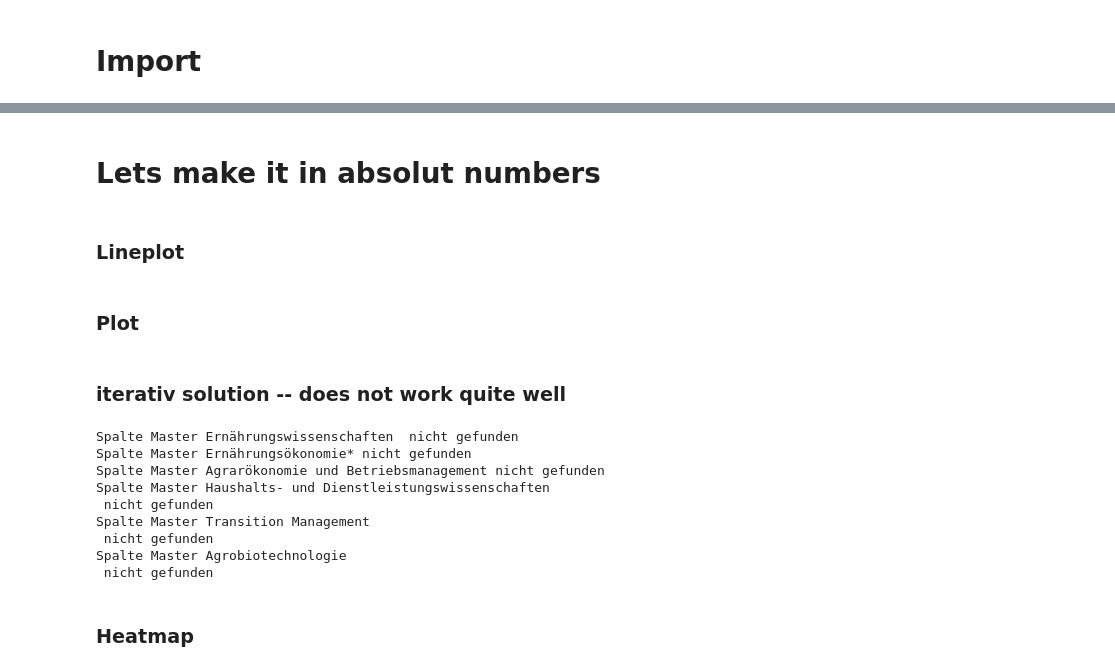
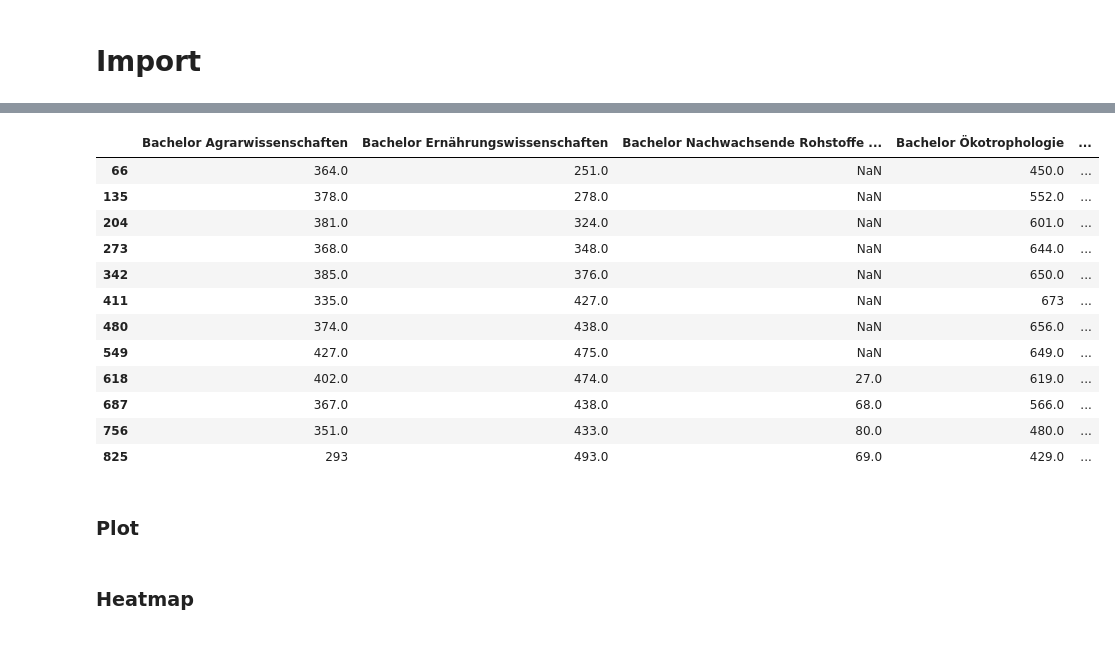
Before and after one commit to davidbirkenberger/infoviz, a Jupyter notebook: ruecklaufquote.ipynb, the cells around one changed output, grey strips where cells are left out. Drawn from its saved outputs; the diff is of its cells as text; code cells hidden in the pictures; blank space fills up the shorter version.

```diff
--- a/ruecklaufquote.ipynb
+++ b/ruecklaufquote.ipynb
@@ -19,6 +51,18 @@ for year, df in df.items():
 
 # Alle DataFrames in der Liste zu einem einzigen DataFrame zusammenführen
 final_df = pd.concat(data_list, ignore_index=True)
+# %%
+final_df = final_df[final_df.columns[~final_df.columns.str.contains(r'\*')]] # drop * in the data
+final_df.columns = final_df.columns.str.replace('*', '', regex=False)# just to be sure
+final_df = final_df.rename(columns={'Master Getränketechnologi':'Master Getränketechnologie'})# fix a typo
+
+clean_columns = {}
+for col in final_df.columns:
+    clean_name = col.strip()  # get rid of other human typos
+    if clean_name in clean_columns:
+        clean_columns[clean_name].append(col)
+    else:
+        clean_columns[clean_name] = [col]
 # %%
 df = final_df[final_df['Category']=='Anzahl Studierende'].drop(columns=['Variable', 'Category'])
 df.columns
@@ -29,7 +71,3 @@ Index(['Bachelor Agrarwissenschaften', 'Bachelor Ernährungswissenschaften', 'Ba
-# %% [markdown]
-# Lets make it in absolut numbers
-# %% [markdown]
-### Lineplot
 # %%
 df_grouped = df.groupby(by='Jahr').sum().reset_index().sort_values(by='Jahr')
 # %%
@@ -146,2 +76,18 @@ fig.add_trace(go.Scatter(x=df_grouped['Jahr'], y=df_grouped['Master Nutztierwiss
+# %%
+df
+# %% [output]
+|  | Bachelor Agrarwissenschaften | Bachelor Ernährungswissenschaften | Bachelor Nachwachsende Rohstoffe ... | Bachelor Ökotrophologie | ... |
+| 66 | 364.0 | 251.0 | NaN | 450.0 | ... |
+| 135 | 378.0 | 278.0 | NaN | 552.0 | ... |
+| 204 | 381.0 | 324.0 | NaN | 601.0 | ... |
+| 273 | 368.0 | 348.0 | NaN | 644.0 | ... |
+| 342 | 385.0 | 376.0 | NaN | 650.0 | ... |
+| 411 | 335.0 | 427.0 | NaN | 673 | ... |
+| 480 | 374.0 | 438.0 | NaN | 656.0 | ... |
+| 549 | 427.0 | 475.0 | NaN | 649.0 | ... |
+| 618 | 402.0 | 474.0 | 27.0 | 619.0 | ... |
+| 687 | 367.0 | 438.0 | 68.0 | 566.0 | ... |
+| 756 | 351.0 | 433.0 | 80.0 | 480.0 | ... |
+| 825 | 293 | 493.0 | 69.0 | 429.0 | ... |
 # %% [markdown]
 ### Plot
@@ -155,32 +94,3 @@ fig.show()
-# %% [markdown]
-### iterativ solution -- does not work quite well
-# %%
-# Bereinige die Spaltennamen von führenden und nachfolgenden Leerzeichen
-df_grouped.columns = df_grouped.columns.str.strip()
-
-# Dann den Plot nochmal generieren
-fig = go.Figure()
-
-# Iteriere durch die Spaltennamen und füge die Linien hinzu
-for col in column_names:
-    if col in df_grouped.columns:
-        fig.add_trace(go.Scatter(x=df_grouped['Jahr'], y=df_grouped[col],
-                                 mode='lines', name=col))
-    else:
-        print(f"Spalte {col} nicht gefunden")
-
-# Zeige die Grafik an
-fig.show()
-# %% [output]
-Spalte Master Ernährungswissenschaften  nicht gefunden
-Spalte Master Ernährungsökonomie* nicht gefunden
-Spalte Master Agrarökonomie und Betriebsmanagement nicht gefunden
-Spalte Master Haushalts- und Dienstleistungswissenschaften
- nicht gefunden
-Spalte Master Transition Management
- nicht gefunden
-Spalte Master Agrobiotechnologie
- nicht gefunden
 # %% [markdown]
 ### Heatmap
 # %%
```
Also changed, not shown: parts of 10 cells of this notebook.
